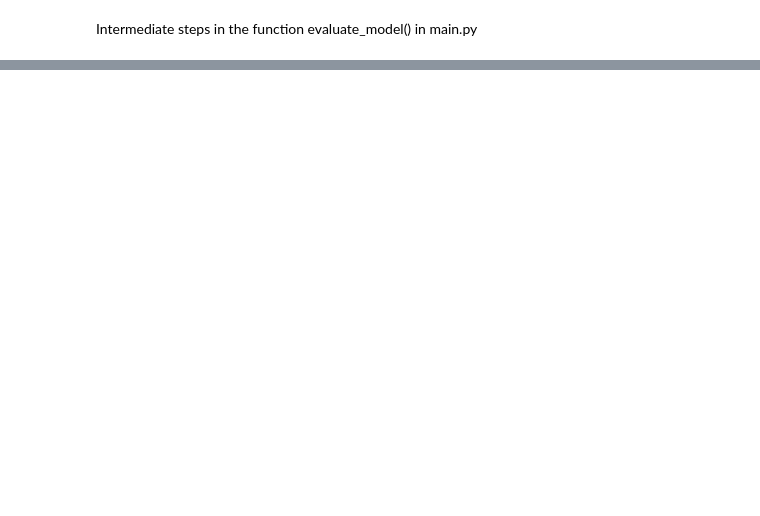
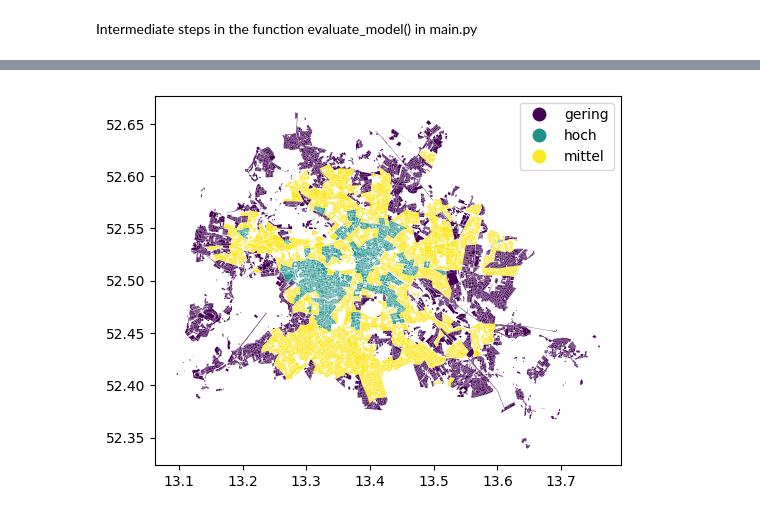
Before and after one commit to margaux-go/green_cities_now_berlin, a Jupyter notebook: notebooks/interface_explore.ipynb, the cells around one changed output, grey strips where cells are left out. Cells and saved outputs as stored; diff of their text form; code cells hidden in the pictures; blank space fills up the shorter version.

```diff
--- a/notebooks/interface_explore.ipynb
+++ b/notebooks/interface_explore.ipynb
@@ -83,0 +153,5 @@ y_pred_proba.ndim
+# %%
+# plotting air pollution
+df_vis.plot(column = 'air_pollution', cmap = 'viridis', legend = True);
+# %% [output]
+[figure, added]
```
Also changed, not shown: parts of 20 cells of this notebook, 3 other files.
